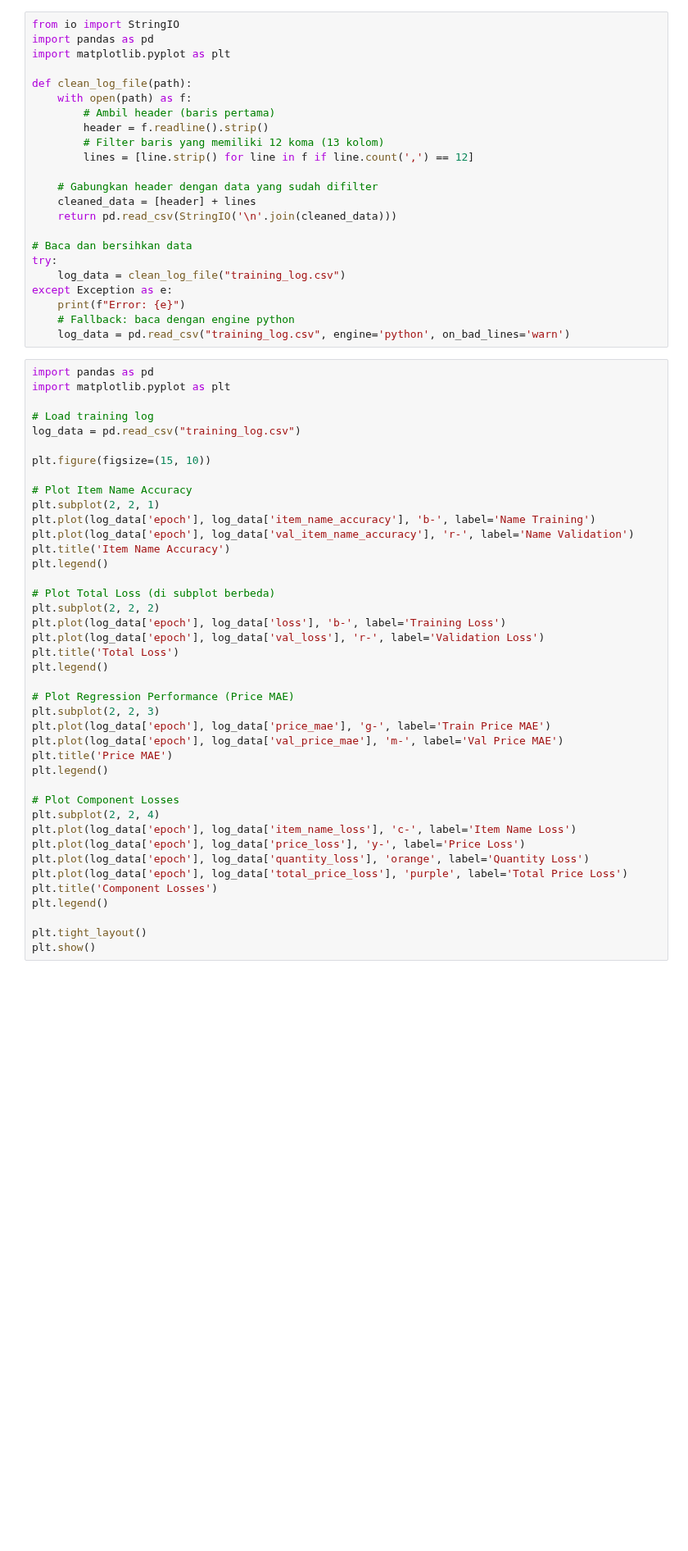
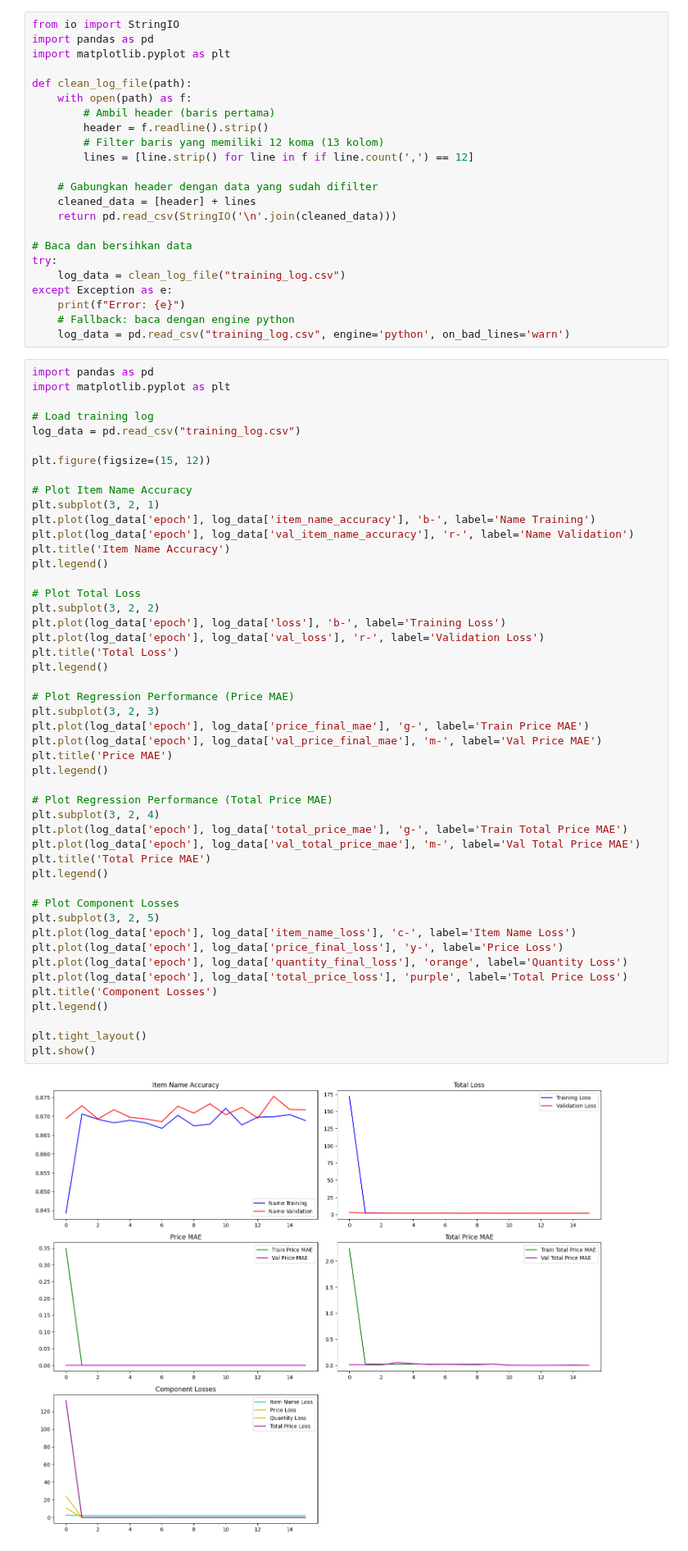
Before and after one commit to fitristachan/invoice-image-processing, a Jupyter notebook: model_ver_1.ipynb, the cells around one changed output. Shown at 82% size. Cells and saved outputs as stored; diff of their text form; blank space fills up the shorter version.

Commit message:
Kaggle Notebook | Skripsi image class model | FINAL MODEL - 87 ACCURATION

```diff
--- a/model_ver_1.ipynb
+++ b/model_ver_1.ipynb
@@ -725,43 +726,52 @@ except Exception as e:
 import pandas as pd
 import matplotlib.pyplot as plt
 
 # Load training log
 log_data = pd.read_csv("training_log.csv")
 
-plt.figure(figsize=(15, 10))
+plt.figure(figsize=(15, 12))
 
 # Plot Item Name Accuracy
-plt.subplot(2, 2, 1)
+plt.subplot(3, 2, 1)
 plt.plot(log_data['epoch'], log_data['item_name_accuracy'], 'b-', label='Name Training')
 plt.plot(log_data['epoch'], log_data['val_item_name_accuracy'], 'r-', label='Name Validation')
 plt.title('Item Name Accuracy')
 plt.legend()
 
-# Plot Total Loss (di subplot berbeda)
-plt.subplot(2, 2, 2)
+# Plot Total Loss
+plt.subplot(3, 2, 2)
 plt.plot(log_data['epoch'], log_data['loss'], 'b-', label='Training Loss')
 plt.plot(log_data['epoch'], log_data['val_loss'], 'r-', label='Validation Loss')
 plt.title('Total Loss')
 plt.legend()
 
 # Plot Regression Performance (Price MAE)
-plt.subplot(2, 2, 3)
-plt.plot(log_data['epoch'], log_data['price_mae'], 'g-', label='Train Price MAE')
-plt.plot(log_data['epoch'], log_data['val_price_mae'], 'm-', label='Val Price MAE')
+plt.subplot(3, 2, 3)
+plt.plot(log_data['epoch'], log_data['price_final_mae'], 'g-', label='Train Price MAE')
+plt.plot(log_data['epoch'], log_data['val_price_final_mae'], 'm-', label='Val Price MAE')
 plt.title('Price MAE')
 plt.legend()
 
+# Plot Regression Performance (Total Price MAE)
+plt.subplot(3, 2, 4)
+plt.plot(log_data['epoch'], log_data['total_price_mae'], 'g-', label='Train Total Price MAE')
+plt.plot(log_data['epoch'], log_data['val_total_price_mae'], 'm-', label='Val Total Price MAE')
+plt.title('Total Price MAE')
+plt.legend()
+
 # Plot Component Losses
-plt.subplot(2, 2, 4)
+plt.subplot(3, 2, 5)
 plt.plot(log_data['epoch'], log_data['item_name_loss'], 'c-', label='Item Name Loss')
-plt.plot(log_data['epoch'], log_data['price_loss'], 'y-', label='Price Loss')
-plt.plot(log_data['epoch'], log_data['quantity_loss'], 'orange', label='Quantity Loss')
+plt.plot(log_data['epoch'], log_data['price_final_loss'], 'y-', label='Price Loss')
+plt.plot(log_data['epoch'], log_data['quantity_final_loss'], 'orange', label='Quantity Loss')
 plt.plot(log_data['epoch'], log_data['total_price_loss'], 'purple', label='Total Price Loss')
 plt.title('Component Losses')
 plt.legend()
 
 plt.tight_layout()
 plt.show()
+# %% [output]
+[figure, added]
 # %%
 from google.colab import auth
 auth.authenticate_user()
```
Also changed, not shown: parts of 8 cells of this notebook.
